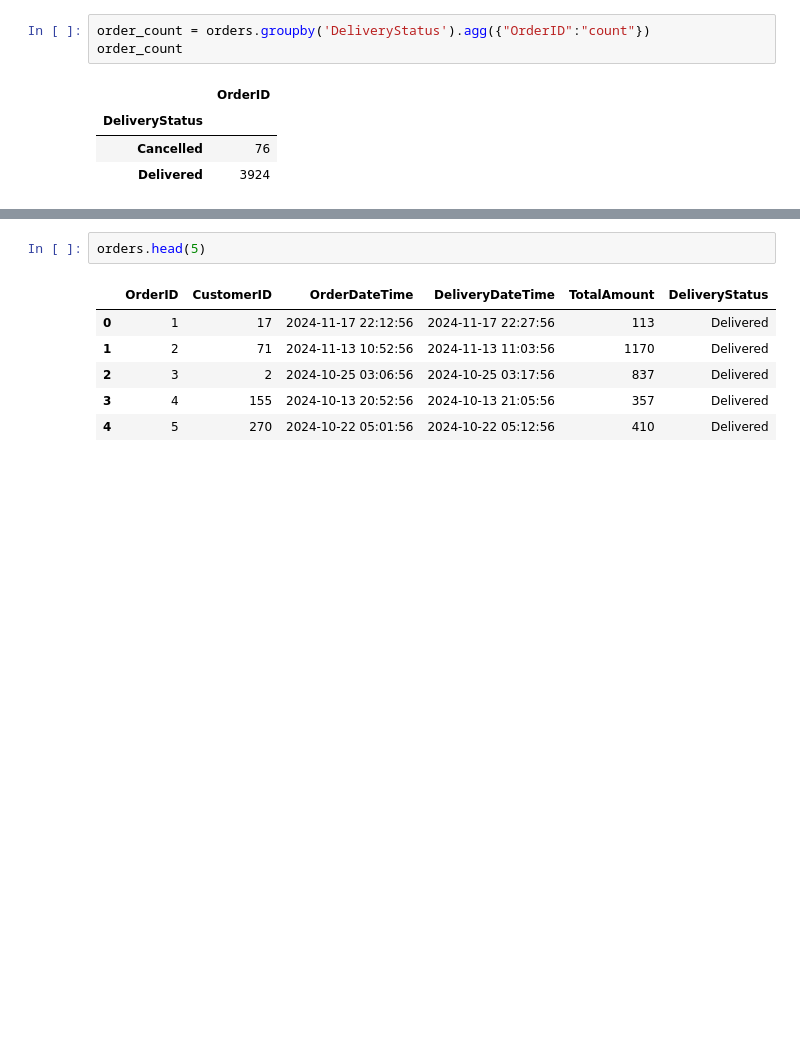
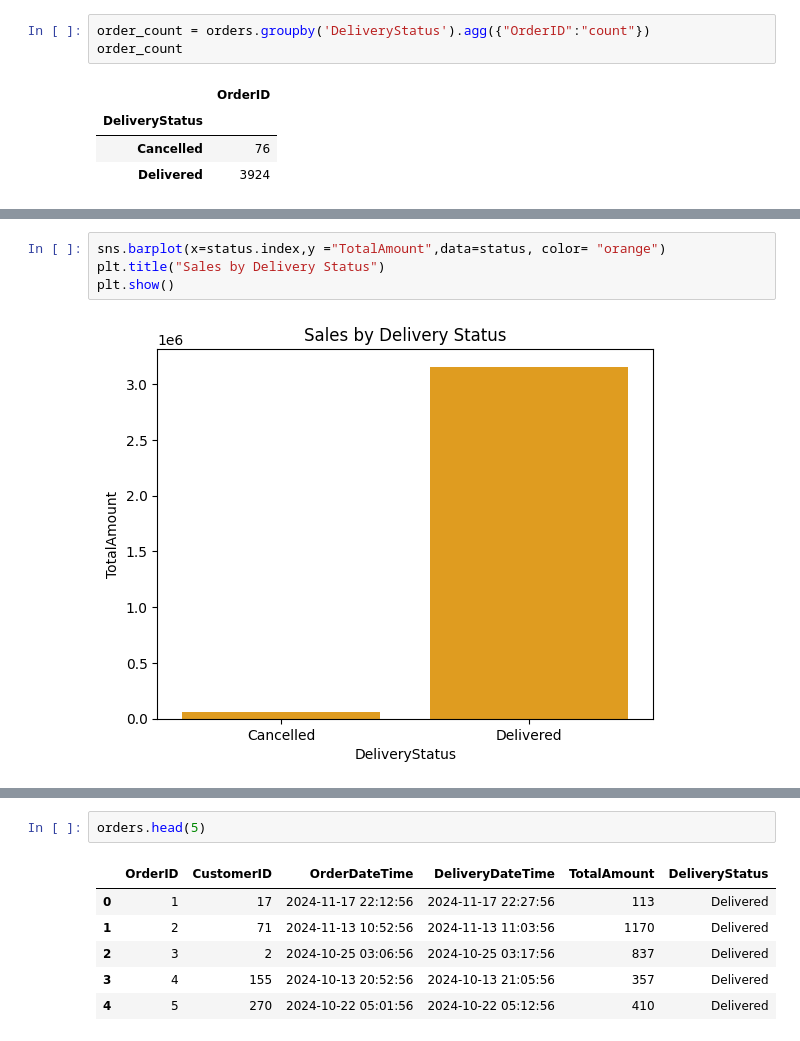
Before and after one commit to Ranjan234/-Descriptive-Statistics-Case-Study, a Jupyter notebook: Swiggy_Instamart.ipynb, the cells around one changed output, grey strips where cells are left out. Drawn from its saved outputs; the diff is of its cells as text; blank space fills up the shorter version.

```diff
--- a/Swiggy_Instamart.ipynb
+++ b/Swiggy_Instamart.ipynb
@@ -245,0 +299,6 @@ order_count
+# %%
+sns.barplot(x=status.index,y ="TotalAmount",data=status, color= "orange")
+plt.title("Sales by Delivery Status")
+plt.show()
+# %% [output]
+[figure, added]
```
Also changed, not shown: parts of 8 cells of this notebook.
